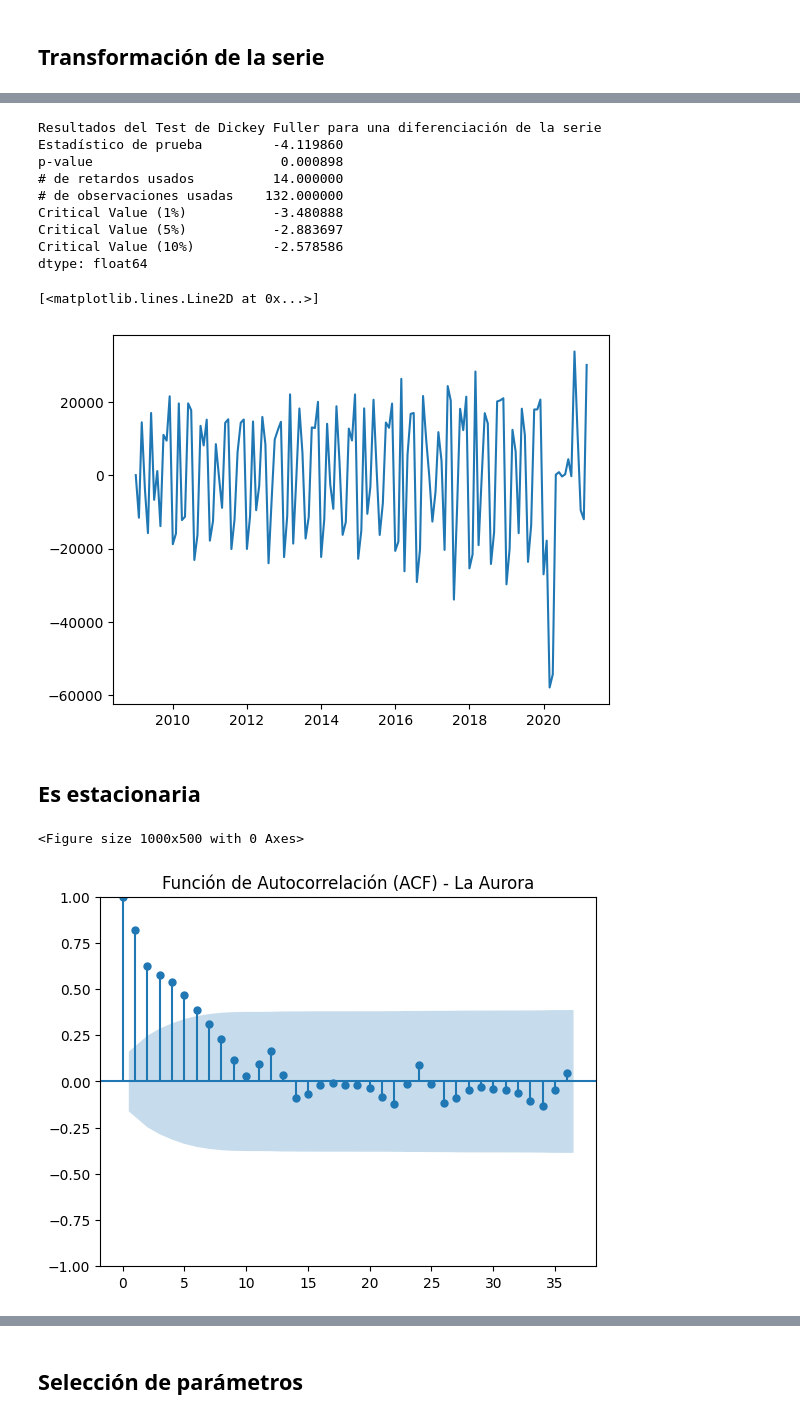
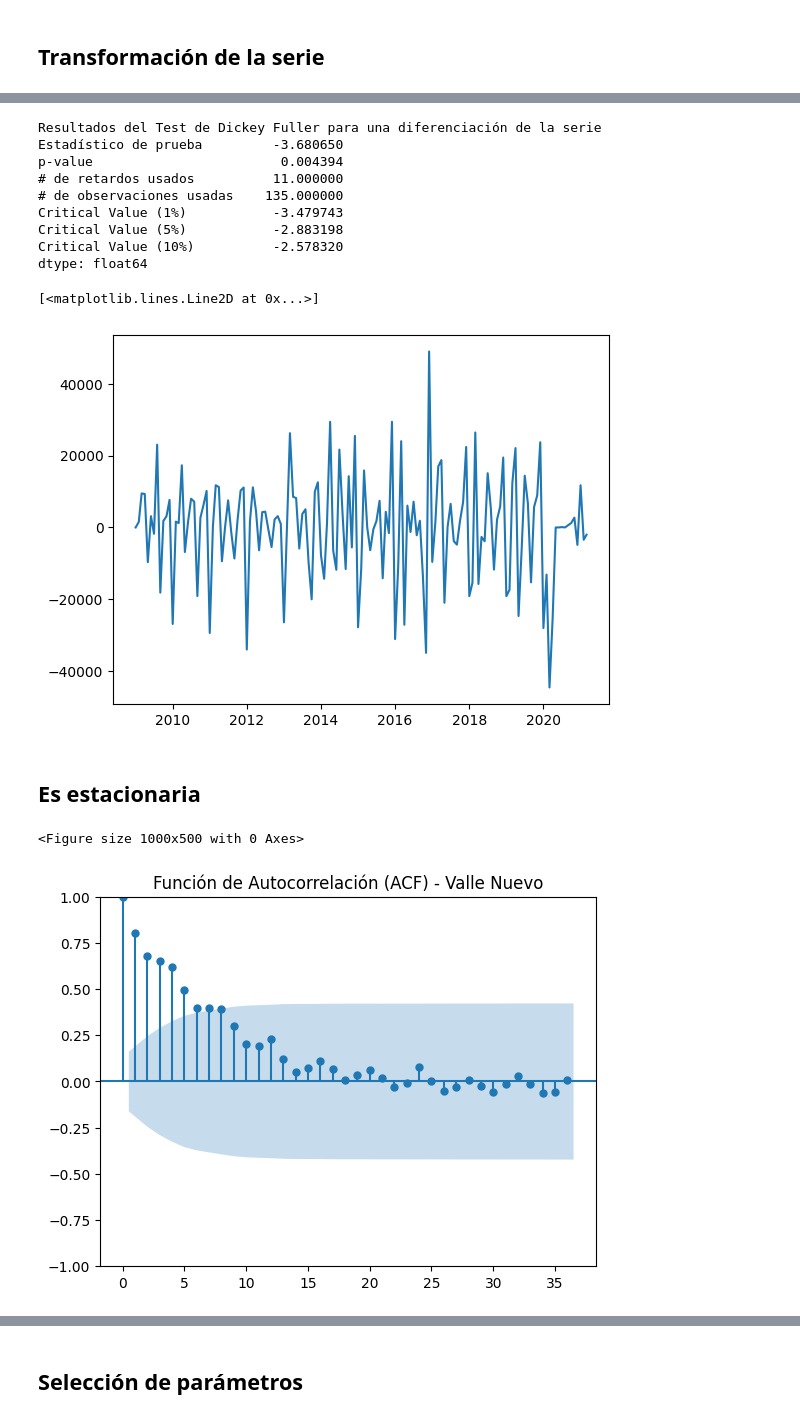
Before and after one commit to CamiR24/Lab1DS, a Jupyter notebook: serie_fronteras/serie_valle_nuevo.ipynb, the cells around one changed output, grey strips where cells are left out. Saved outputs shown, nothing was run; the diff lists cells and outputs as text; code cells hidden in the pictures.

```diff
--- a/serie_fronteras/serie_valle_nuevo.ipynb
+++ b/serie_fronteras/serie_valle_nuevo.ipynb
@@ -102,7 +102,7 @@ Parsed Data:
 # %%
 train_serie = (
     train[
-        train["Frontera"]=="01 La Aurora"
+        train["Frontera"]=="07 Valle Nuevo"
     ]
     .groupby("Fecha")["Viajero"]
     .sum()
@@ -111,7 +111,7 @@ train_serie = (
 
 test_serie = (
     test[
-        test["Frontera"]=="01 La Aurora"
+        test["Frontera"]=="07 Valle Nuevo"
     ]
     .groupby("Fecha")["Viajero"]
     .sum()
@@ -229,34 +229,34 @@ for key,value in dfTest[4].items():
 print(salidaDf)
 # %% [output]
 Resultados del Test de Dickey Fuller para una diferenciación de la serie
-Estadístico de prueba         -4.119860
-p-value                        0.000898
-# de retardos usados          14.000000
-# de observaciones usadas    132.000000
-Critical Value (1%)           -3.480888
-Critical Value (5%)           -2.883697
-Critical Value (10%)          -2.578586
+Estadístico de prueba         -3.680650
+p-value                        0.004394
+# de retardos usados          11.000000
+# de observaciones usadas    135.000000
+Critical Value (1%)           -3.479743
+Critical Value (5%)           -2.883198
+Critical Value (10%)          -2.578320
 dtype: float64
 # %%
 plt.plot(train_serie_diff)
 # %% [output]
 [<matplotlib.lines.Line2D at 0x...>]
-[figure, old version]
+[figure, new version]
 # %% [markdown]
 ## Es estacionaria
 # %%
 from statsmodels.graphics.tsaplots import plot_acf
 
 plt.figure(figsize=(10,5))
 
 plot_acf(train_serie, lags=36)
 
-plt.title("Función de Autocorrelación (ACF) - La Aurora")
+plt.title("Función de Autocorrelación (ACF) - Valle Nuevo")
 
 plt.show()
 # %% [output]
 <Figure size 1000x500 with 0 Axes>
-[figure, old version]
+[figure, new version]
 # %%
 plt.figure(figsize=(10,5))
 
```
Also changed, not shown: parts of 22 cells of this notebook.
